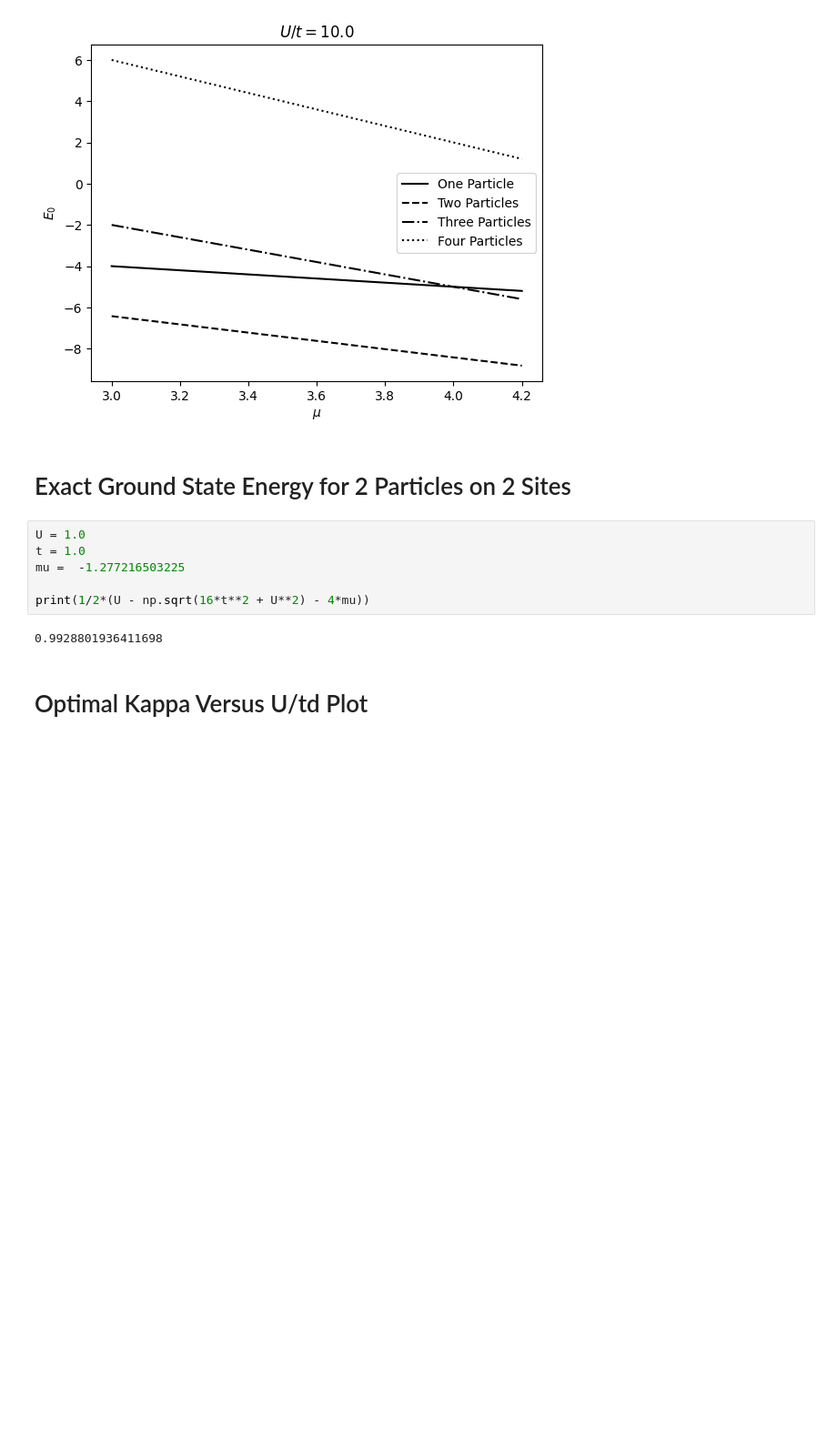
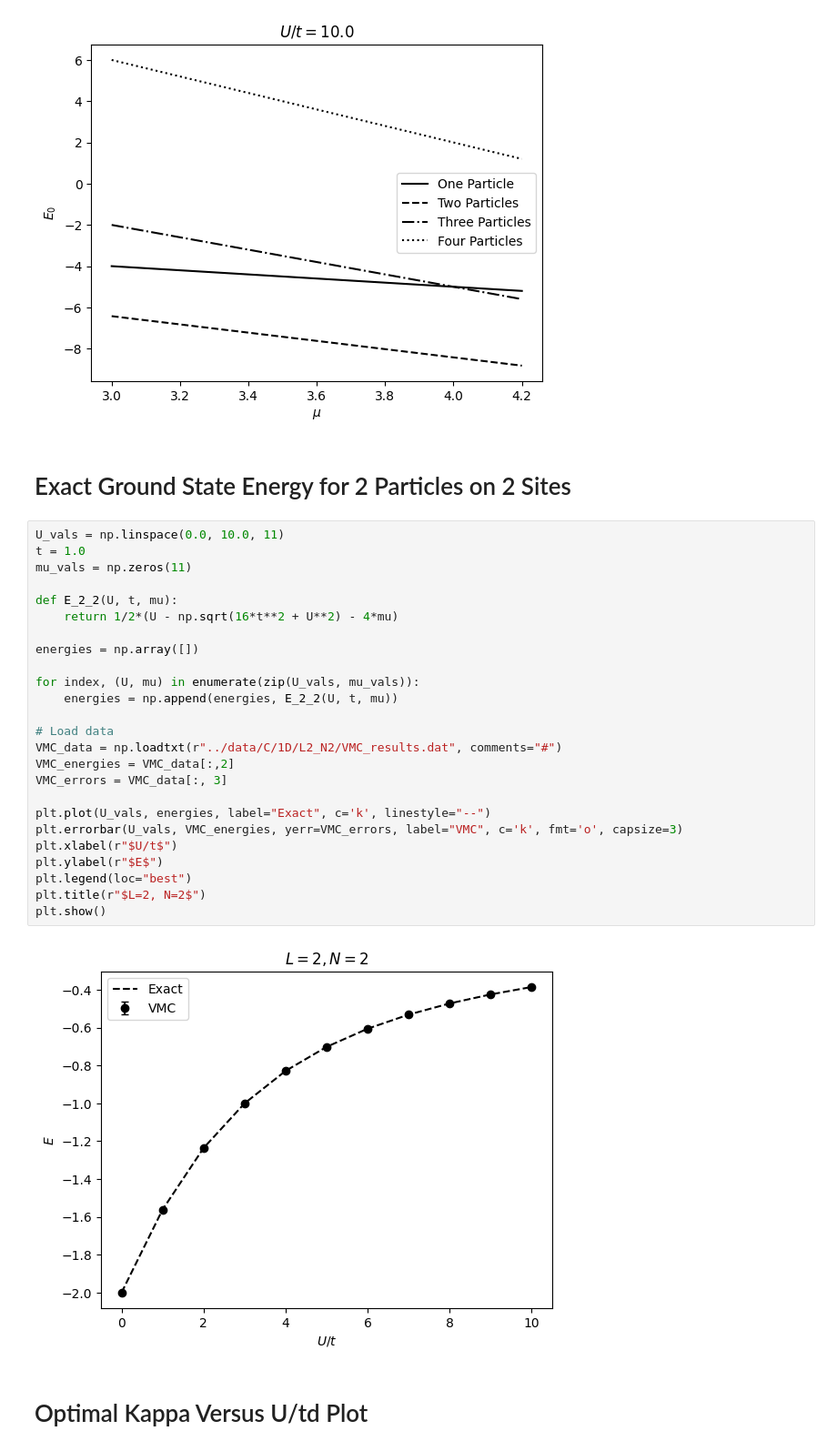
Before and after one commit to wmallah/Bose_Hubbard_VMC, a Jupyter notebook: VMCBoseHubbard/analysis_scripts/benchmark.ipynb, the cells around one changed output. Shown at 91% size. Drawn from its saved outputs; the diff is of its cells as text; blank space fills up the shorter version.

```diff
--- a/VMCBoseHubbard/analysis_scripts/benchmark.ipynb
+++ b/VMCBoseHubbard/analysis_scripts/benchmark.ipynb
@@ -409,13 +407,32 @@ plt.legend(loc='best')
 # %% [markdown]
 # Exact Ground State Energy for 2 Particles on 2 Sites
 # %%
-U = 1.0
+U_vals = np.linspace(0.0, 10.0, 11)
 t = 1.0
-mu =  -1.277216503225
+mu_vals = np.zeros(11)
 
-print(1/2*(U - np.sqrt(16*t**2 + U**2) - 4*mu))
+def E_2_2(U, t, mu):
+    return 1/2*(U - np.sqrt(16*t**2 + U**2) - 4*mu)
+
+energies = np.array([])
+
+for index, (U, mu) in enumerate(zip(U_vals, mu_vals)):
+    energies = np.append(energies, E_2_2(U, t, mu))
+
+# Load data
+VMC_data = np.loadtxt(r"../data/C/1D/L2_N2/VMC_results.dat", comments="#")
+VMC_energies = VMC_data[:,2]
+VMC_errors = VMC_data[:, 3]
+
+plt.plot(U_vals, energies, label="Exact", c='k', linestyle="--")
+plt.errorbar(U_vals, VMC_energies, yerr=VMC_errors, label="VMC", c='k', fmt='o', capsize=3)
+plt.xlabel(r"$U/t$")
+plt.ylabel(r"$E$")
+plt.legend(loc="best")
+plt.title(r"$L=2, N=2$")
+plt.show()
 # %% [output]
-0.9928801936411698
+[figure, added]
 # %% [markdown]
 # Optimal Kappa Versus U/td Plot
 # %%
```
Also changed, not shown: parts of 7 cells of this notebook, 21 other files.
